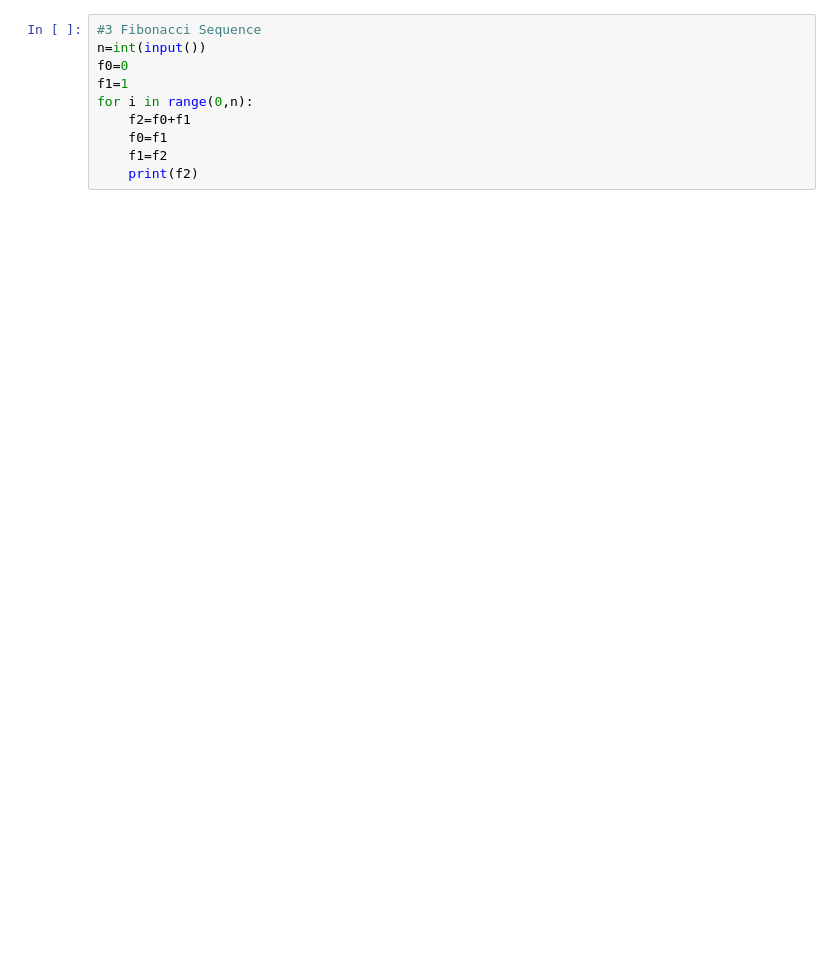
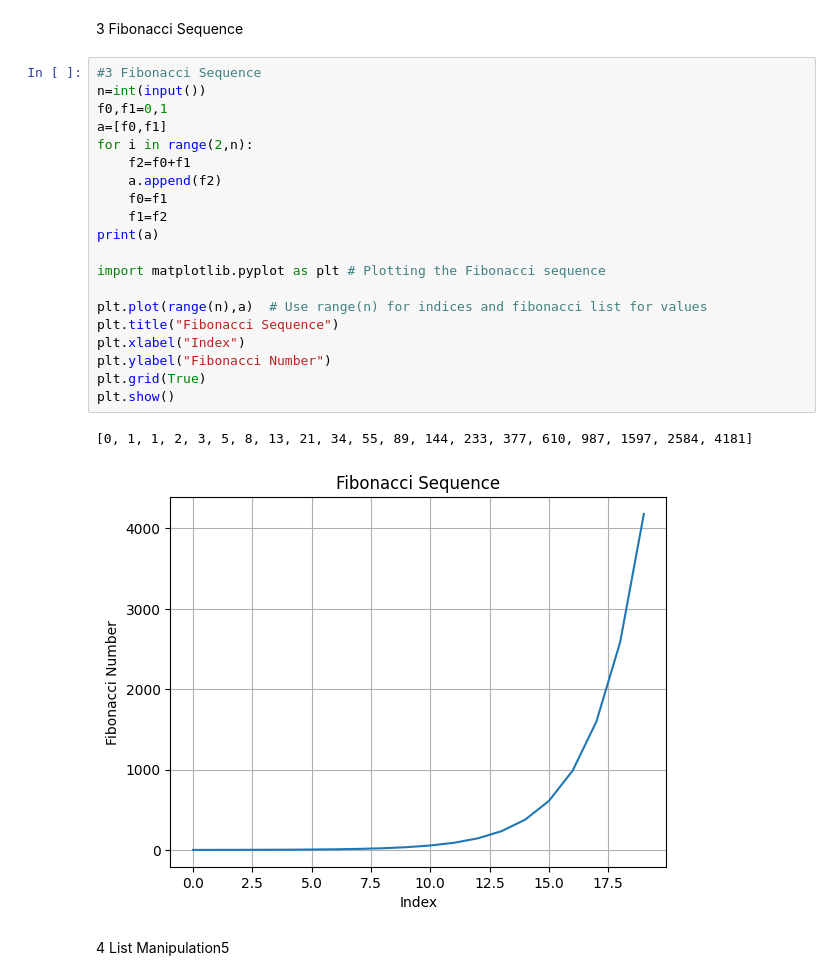
Before and after one commit to shahzd11/PSDV-assignment, a Jupyter notebook: jupyss.ipynb, the cells around one changed output. Cells and saved outputs as stored; diff of their text form; blank space fills up the shorter version.

```diff
--- a/jupyss.ipynb
+++ b/jupyss.ipynb
@@ -23,13 +40,30 @@ Immutable: Data types that cannot be changed after they are created. Example: in
+# %% [markdown]
+3 Fibonacci Sequence
 # %%
 #3 Fibonacci Sequence
 n=int(input())
-f0=0
-f1=1
-for i in range(0,n):
+f0,f1=0,1
+a=[f0,f1]
+for i in range(2,n):
     f2=f0+f1
+    a.append(f2)
     f0=f1
     f1=f2
-    print(f2)
+print(a)
+
+import matplotlib.pyplot as plt # Plotting the Fibonacci sequence
+
+plt.plot(range(n),a)  # Use range(n) for indices and fibonacci list for values
+plt.title("Fibonacci Sequence")
+plt.xlabel("Index")
+plt.ylabel("Fibonacci Number")
+plt.grid(True)
+plt.show()
+# %% [output]
+[0, 1, 1, 2, 3, 5, 8, 13, 21, 34, 55, 89, 144, 233, 377, 610, 987, 1597, 2584, 4181]
+[figure, added]
+# %% [markdown]
+4 List Manipulation5
 # %%
 #4 List Manipulation
 
```
Also changed, not shown: parts of 49 cells of this notebook, 4 other files.
